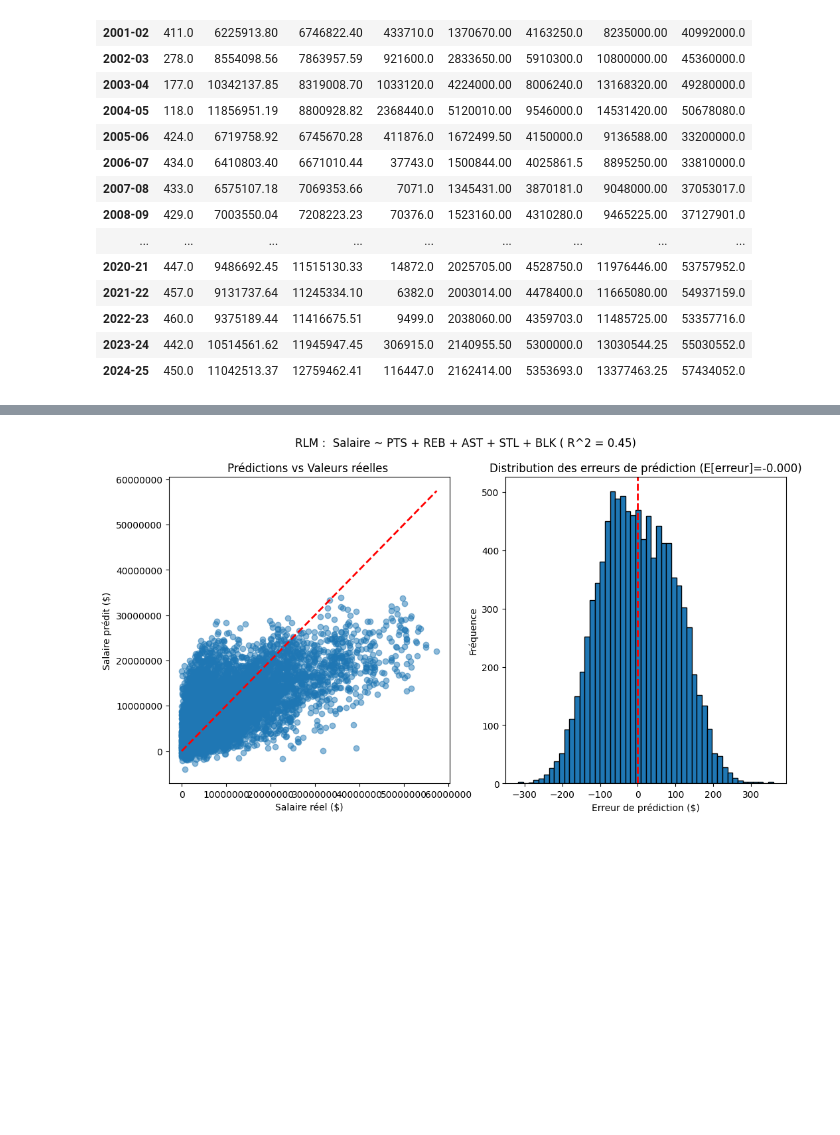
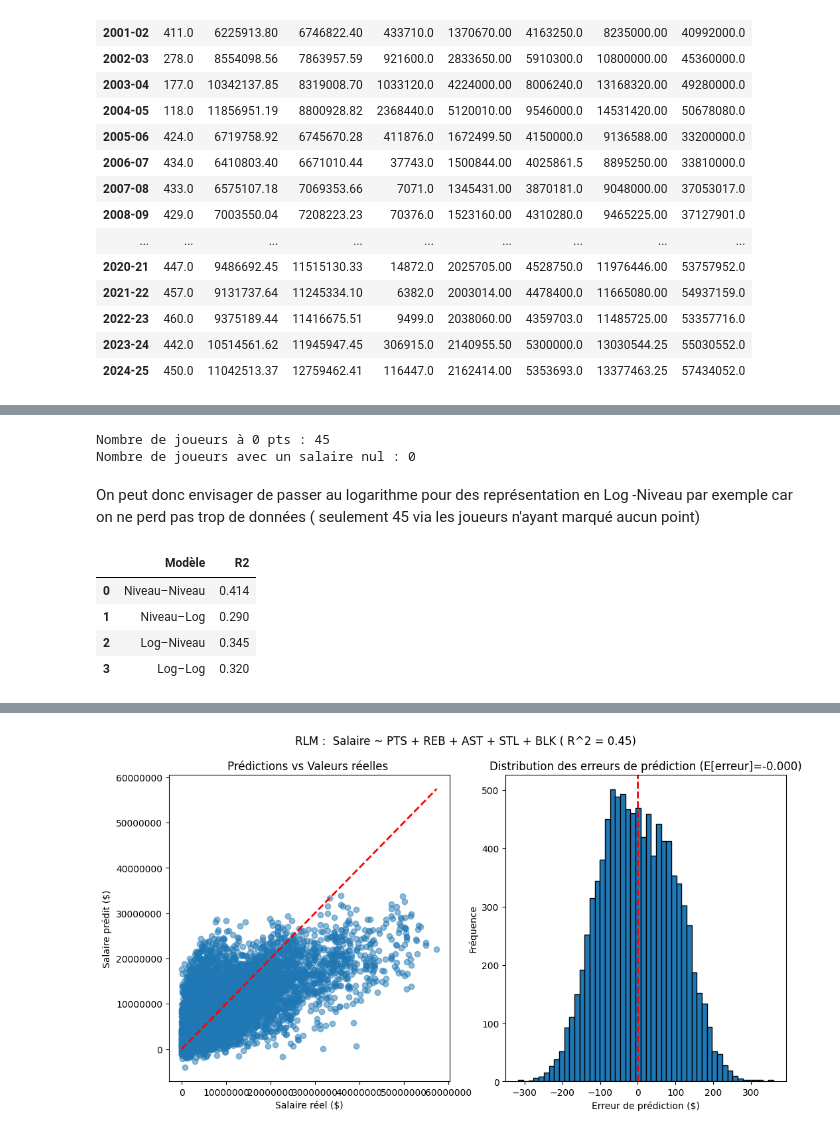
Before and after one commit to ElliotLunati/NBA_stats, a Jupyter notebook: code_gianni.ipynb, the cells around one changed output, grey strips where cells are left out. Cells and saved outputs as stored; diff of their text form; code cells hidden in the pictures; blank space fills up the shorter version.

```diff
--- a/code_gianni.ipynb
+++ b/code_gianni.ipynb
@@ -381,0 +373,46 @@ np.float64(8.71997241456492e-10)
+# %%
+print(f"Nombre de joueurs à 0 pts : {(df['PTS']==0).sum()}")
+print(f"Nombre de joueurs avec un salaire nul : {(df['adjusted_salary']==0).sum()}")
+# %% [output]
+Nombre de joueurs à 0 pts : 45
+Nombre de joueurs avec un salaire nul : 0
+# %% [markdown]
+On peut donc envisager de passer au logarithme pour des représentation en Log -Niveau par exemple car on ne perd pas trop de données ( seulement 45 via les joueurs n'ayant marqué aucun point)
+# %%
+df_log = df[(df['PTS'] > 0) & (df['adjusted_salary'] > 0)].copy()
+df_log['log_PTS'] = np.log(df_log['PTS'])
+df_log['log_salary'] = np.log(df_log['adjusted_salary'])
+
+# Regression    Niveau - Niveau
+reg_pts = smf.ols('adjusted_salary ~ PTS', data=df_log).fit()
+df_log['salary_predicted_pts'] = reg_pts.predict(df_log['PTS'])    # Salaire prédit par le modèle   Niveau - Niveau
+
+# Regression    Niveau - Log
+reg_pts_niv_log = smf.ols('adjusted_salary ~ log_PTS', data=df_log).fit()
+df_log['salary_predicted_pts_niv_log'] = reg_pts_niv_log.predict(df_log['log_PTS'])  # Salaire prédit par le modèle   Niveau - Log
+
+# Regression    Log - Niveau
+reg_pts_log_niv = smf.ols('log_salary ~ PTS', data=df_log).fit()
+df_log['log_salary_predicted_pts'] = reg_pts_log_niv.predict(df_log['PTS'])
+df_log['salary_predicted_pts_log_niv'] = np.exp(df_log['log_salary_predicted_pts']) # Salaire prédit par le modèle   Log - Niveau
+
+# Regression    Log - Log
+reg_pts_log_log = smf.ols('log_salary ~ log_PTS', data=df_log).fit()
+df_log['log_salary_predicted_log_pts'] = reg_pts_log_log.predict(df_log['log_PTS'])
+df_log['salary_predicted_pts_log_log'] = np.exp(df_log['log_salary_predicted_log_pts'])  # Salaire prédit par le modèle   Log - log
+# %%
+# Comparaison du R^2 des différents modèles
+
+tab_R2 = pd.DataFrame({
+    'Modèle': ['Niveau–Niveau', 'Niveau–Log', 'Log–Niveau', 'Log–Log'],
+    'R2': [ reg_pts.rsquared , reg_pts_niv_log.rsquared , reg_pts_log_niv.rsquared, reg_pts_log_log.rsquared]
+})
+tab_R2['R2'] = tab_R2['R2'].round(3)
+
+display(tab_R2)
+# %% [output]
+|  | Modèle | R2 |
+| 0 | Niveau–Niveau | 0.414 |
+| 1 | Niveau–Log | 0.290 |
+| 2 | Log–Niveau | 0.345 |
+| 3 | Log–Log | 0.320 |
```
Also changed, not shown: parts of 32 cells of this notebook.
